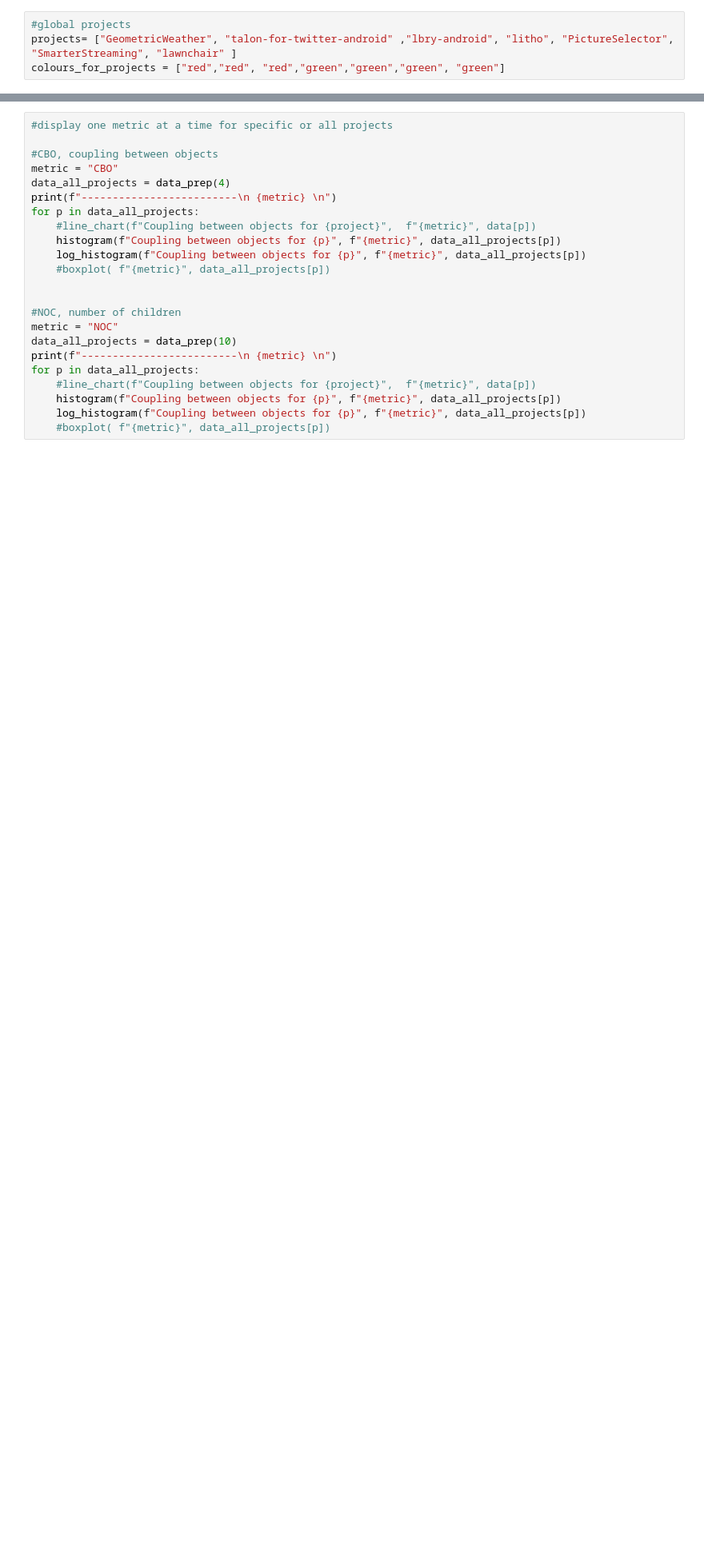
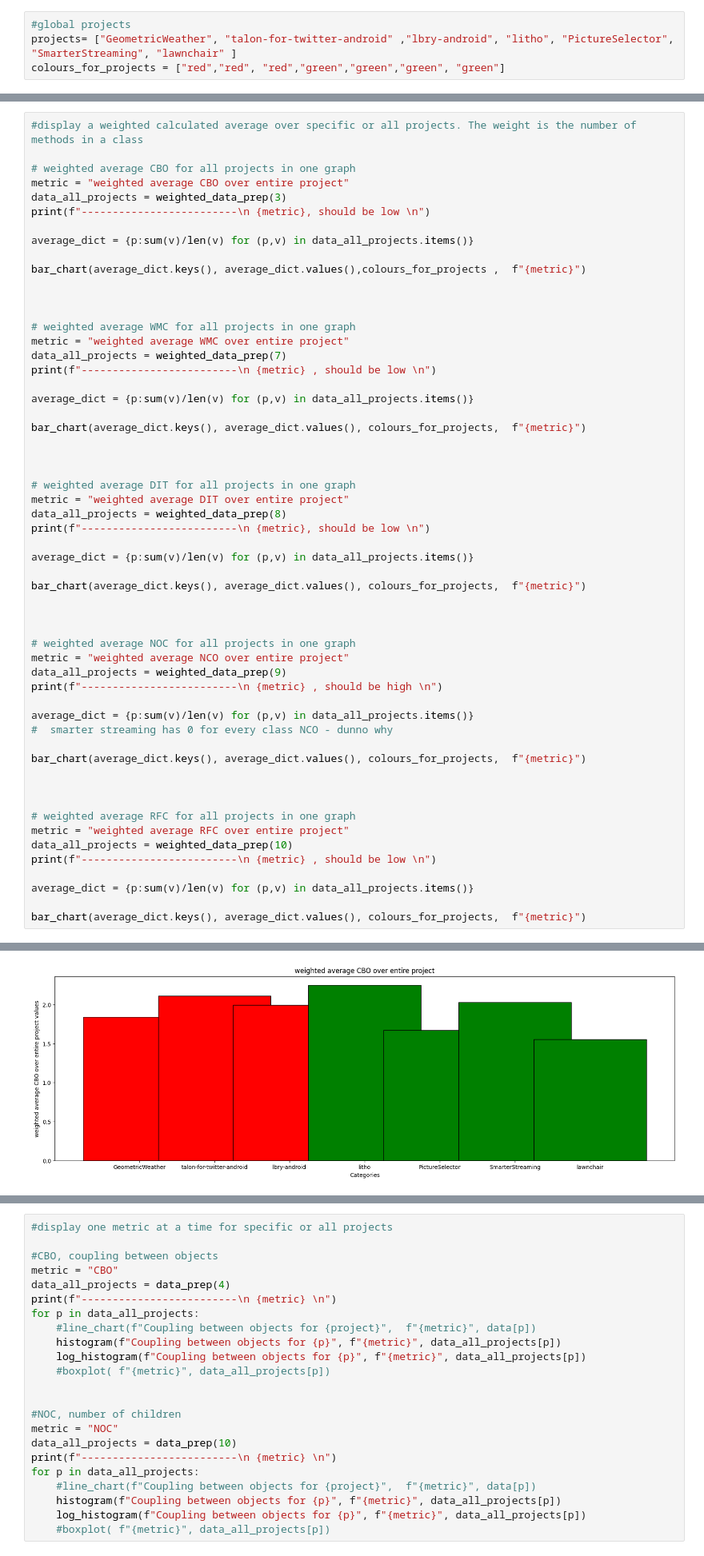
Before and after one commit to Bluee1Bird/OssMetricScraping, a Jupyter notebook: visualization.ipynb, the cells around one changed output, grey strips where cells are left out. Shown at 80% size. Saved outputs shown, nothing was run; the diff lists cells and outputs as text; blank space fills up the shorter version.

Commit message:
n method weighted distribution

```diff
--- a/visualization.ipynb
+++ b/visualization.ipynb
@@ -158,0 +201,57 @@ def data_prep(metric_index:int, requested_projects=None):
+# %%
+#display a weighted calculated average over specific or all projects. The weight is the number of methods in a class
+
+# weighted average CBO for all projects in one graph
+metric = "weighted average CBO over entire project"
+data_all_projects = weighted_data_prep(3)
+print(f"-------------------------\n {metric}, should be low \n")
+
+average_dict = {p:sum(v)/len(v) for (p,v) in data_all_projects.items()}
+
+bar_chart(average_dict.keys(), average_dict.values(),colours_for_projects ,  f"{metric}")
+
+
+
+# weighted average WMC for all projects in one graph
+metric = "weighted average WMC over entire project"
+data_all_projects = weighted_data_prep(7)
+print(f"-------------------------\n {metric} , should be low \n")
+
+average_dict = {p:sum(v)/len(v) for (p,v) in data_all_projects.items()}
+
+bar_chart(average_dict.keys(), average_dict.values(), colours_for_projects,  f"{metric}")
+
+
+
+# weighted average DIT for all projects in one graph
+metric = "weighted average DIT over entire project"
+data_all_projects = weighted_data_prep(8)
+print(f"-------------------------\n {metric}, should be low \n")
+
+average_dict = {p:sum(v)/len(v) for (p,v) in data_all_projects.items()}
+
+bar_chart(average_dict.keys(), average_dict.values(), colours_for_projects,  f"{metric}")
+
+
+
+# weighted average NOC for all projects in one graph
+metric = "weighted average NCO over entire project"
+data_all_projects = weighted_data_prep(9)
+print(f"-------------------------\n {metric} , should be high \n")
+
+average_dict = {p:sum(v)/len(v) for (p,v) in data_all_projects.items()}
+#  smarter streaming has 0 for every class NCO - dunno why
+
+bar_chart(average_dict.keys(), average_dict.values(), colours_for_projects,  f"{metric}")
+
+
+
+# weighted average RFC for all projects in one graph
+metric = "weighted average RFC over entire project"
+data_all_projects = weighted_data_prep(10)
+print(f"-------------------------\n {metric} , should be low \n")
+
+average_dict = {p:sum(v)/len(v) for (p,v) in data_all_projects.items()}
+
+bar_chart(average_dict.keys(), average_dict.values(), colours_for_projects,  f"{metric}")
+# %% [output]
@@ -158,0 +260 @@ def data_prep(metric_index:int, requested_projects=None):
+[figure, added]
```
Also changed, not shown: parts of 4 cells of this notebook.
